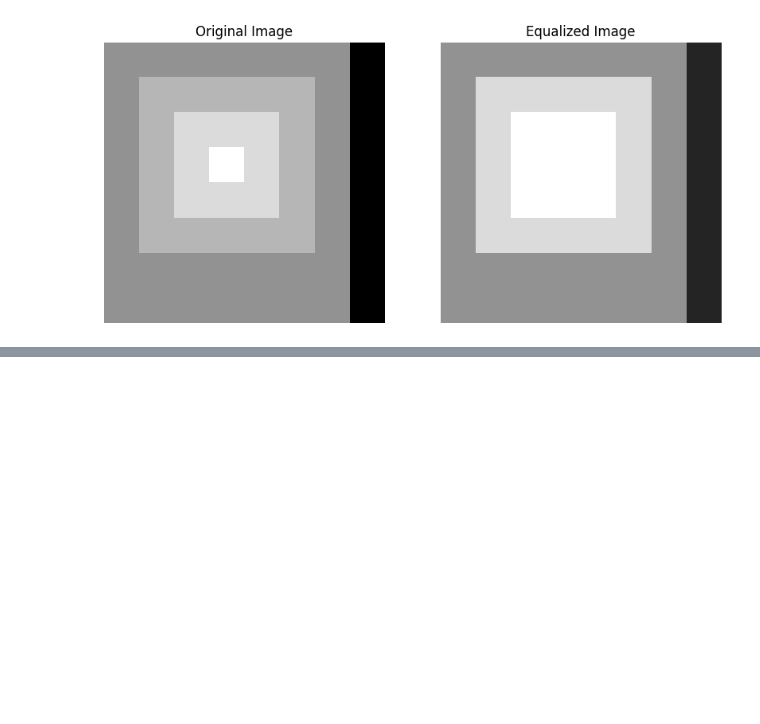
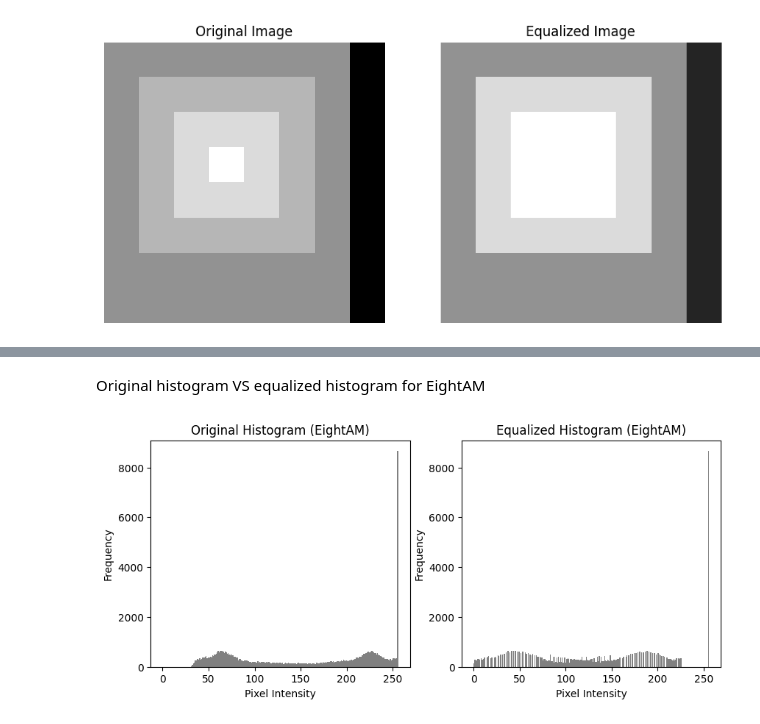
Before and after one commit to Esmtra/Master-s-Degree-Courses, a Jupyter notebook: CSE-617/Assignment 1/Assignment_imp.ipynb, the cells around one changed output, grey strips where cells are left out. Cells and saved outputs as stored; diff of their text form; code cells hidden in the pictures; blank space fills up the shorter version.

```diff
--- a/CSE-617/Assignment 1/Assignment_imp.ipynb
+++ b/CSE-617/Assignment 1/Assignment_imp.ipynb
@@ -48,0 +157,14 @@ plt.show()
+# %% [markdown]
+Original histogram  VS equalized histogram for EightAM
+# %%
+plt.figure(figsize=(10, 4))
+
+plt.subplot(1, 2, 1)
+plot_histogram(eight_am, "Original Histogram (EightAM)")
+
+plt.subplot(1, 2, 2)
+plot_histogram(equalized_img, "Equalized Histogram (EightAM)")
+
+plt.show()
+# %% [output]
+[figure, added]
```
Also changed, not shown: parts of 10 cells of this notebook, 3 other files.
